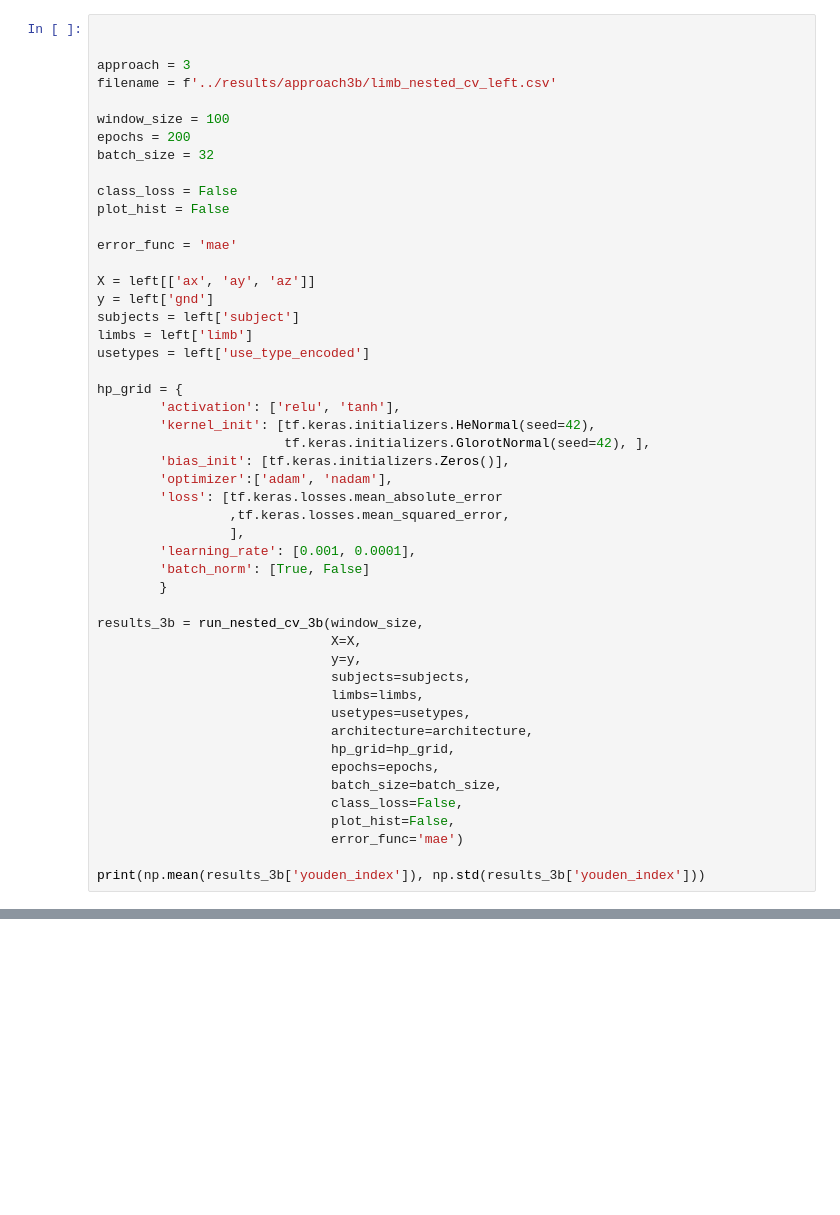
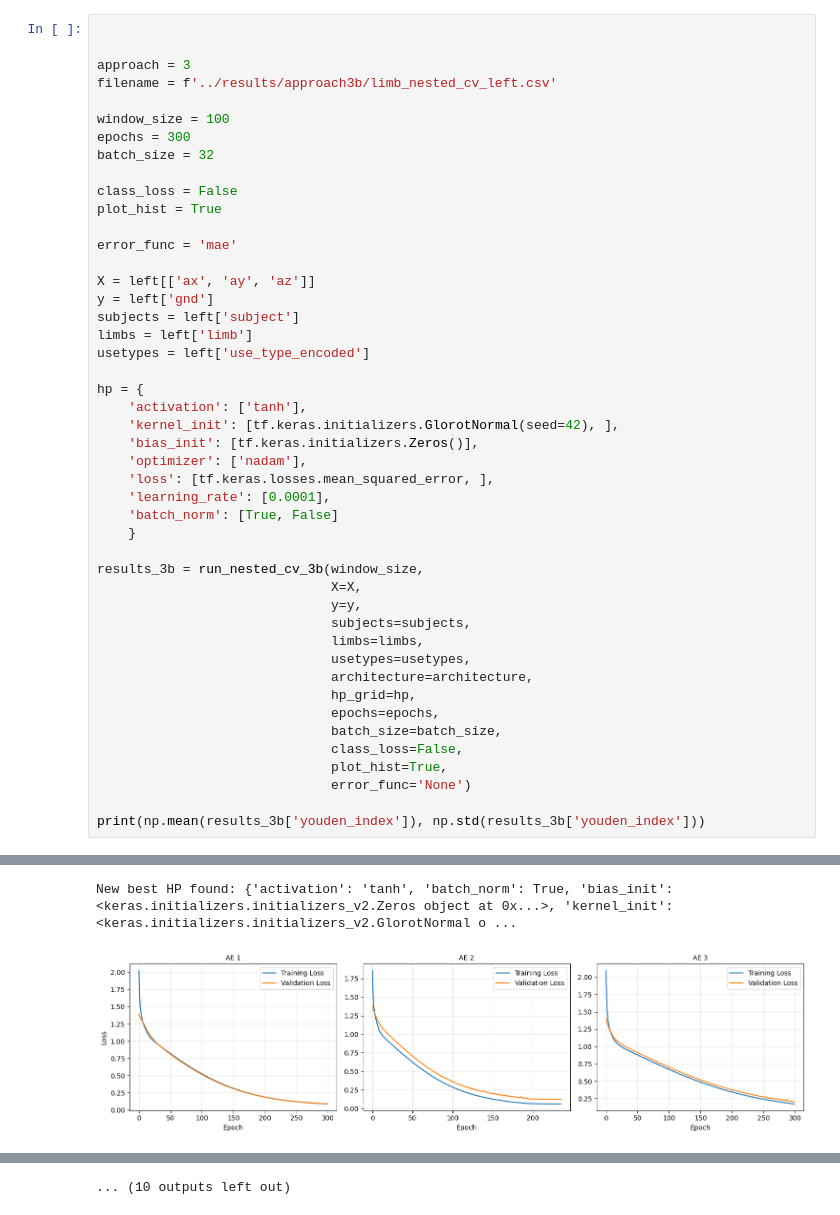
Before and after one commit to biorehab/uluse-autoencoder, a Jupyter notebook: approach3b/approach3b_left.ipynb, the cells around one changed output, grey strips where cells are left out. Drawn from its saved outputs; the diff is of its cells as text; blank space fills up the shorter version.

```diff
--- a/approach3b/approach3b_left.ipynb
+++ b/approach3b/approach3b_left.ipynb
@@ -66,11 +68,11 @@ approach = 3
 filename = f'../results/approach3b/limb_nested_cv_left.csv'
 
 window_size = 100
-epochs = 200
+epochs = 300
 batch_size = 32
 
 class_loss = False
-plot_hist = False
+plot_hist = True
 
 error_func = 'mae'
 
@@ -80,18 +82,15 @@ subjects = left['subject']
 limbs = left['limb']
 usetypes = left['use_type_encoded']
 
-hp_grid = {
-        'activation': ['relu', 'tanh'],
-        'kernel_init': [tf.keras.initializers.HeNormal(seed=42),
-                        tf.keras.initializers.GlorotNormal(seed=42), ],
-        'bias_init': [tf.keras.initializers.Zeros()],
-        'optimizer':['adam', 'nadam'],
-        'loss': [tf.keras.losses.mean_absolute_error
-                 ,tf.keras.losses.mean_squared_error,
-                 ],
-        'learning_rate': [0.001, 0.0001],
-        'batch_norm': [True, False]
-        }
+hp = {
+    'activation': ['tanh'],
+    'kernel_init': [tf.keras.initializers.GlorotNormal(seed=42), ],
+    'bias_init': [tf.keras.initializers.Zeros()],
+    'optimizer': ['nadam'],
+    'loss': [tf.keras.losses.mean_squared_error, ],
+    'learning_rate': [0.0001],
+    'batch_norm': [True, False]
+    }
 
 results_3b = run_nested_cv_3b(window_size,
                               X=X,
@@ -100,11 +99,12 @@ results_3b = run_nested_cv_3b(window_size,
                               limbs=limbs,
                               usetypes=usetypes,
                               architecture=architecture,
-                              hp_grid=hp_grid,
+                              hp_grid=hp,
                               epochs=epochs,
                               batch_size=batch_size,
                               class_loss=False,
-                              plot_hist=False,
-                              error_func='mae')
+                              plot_hist=True,
+                              error_func='None')
 
 print(np.mean(results_3b['youden_index']), np.std(results_3b['youden_index']))
+# %% [output]
@@ -110,0 +112,2 @@ print(np.mean(results_3b['youden_index']), np.std(results_3b['youden_index']))
+New best HP found: {'activation': 'tanh', 'batch_norm': True, 'bias_init': <keras.initializers.initializers_v2.Zeros object at 0x...>, 'kernel_init': <keras.initializers.initializers_v2.GlorotNormal o ...
+[figure, added]
@@ -110,0 +130 @@ print(np.mean(results_3b['youden_index']), np.std(results_3b['youden_index']))
+... (10 outputs left out)
```
Also changed, not shown: parts of 2 cells of this notebook, 9 other files.
